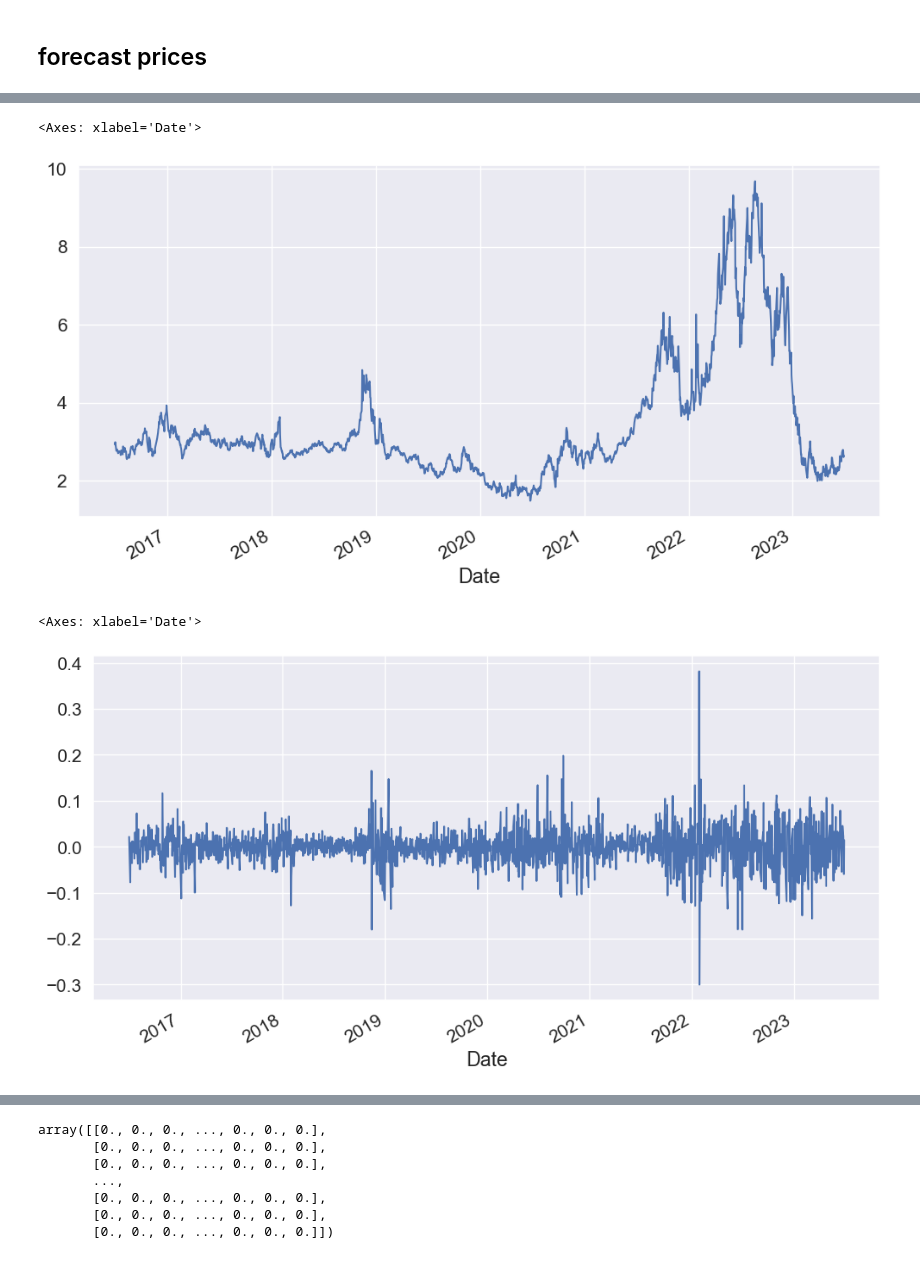
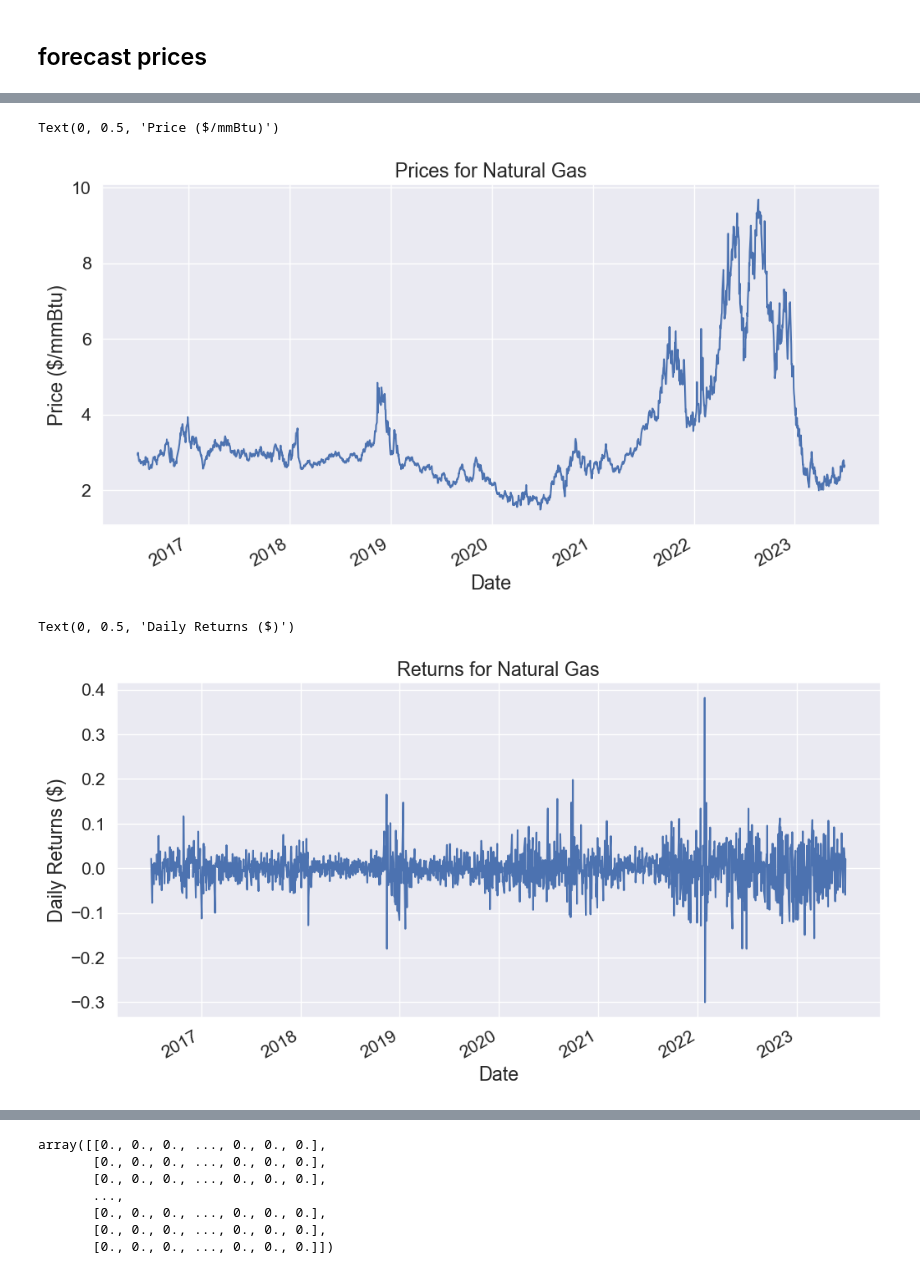
Before and after one commit to dahvid10/dahvid10, a Jupyter notebook: quant_dev/python_for_finance/Quantitative_Modelling.ipynb, the cells around one changed output, grey strips where cells are left out. Cells and saved outputs as stored; diff of their text form; code cells hidden in the pictures.

```diff
--- a/quant_dev/python_for_finance/Quantitative_Modelling.ipynb
+++ b/quant_dev/python_for_finance/Quantitative_Modelling.ipynb
@@ -173,14 +173,18 @@ Name: NG=F, Length: 1762, dtype: float64
 # get returns for natural gas
 nat_gas_returns = np.log(1 + nat_gas.pct_change())
 nat_gas.plot(figsize=(12,6))
+plt.title('Prices for Natural Gas')
+plt.ylabel('Price ($/mmBtu)')
 # %% [output]
-<Axes: xlabel='Date'>
+Text(0, 0.5, 'Price ($/mmBtu)')
-[figure, old version]
+[figure, new version]
 # %%
 nat_gas_returns.plot(figsize=(12,6))
+plt.title('Returns for Natural Gas')
+plt.ylabel('Daily Returns ($)')
 # %% [output]
-<Axes: xlabel='Date'>
+Text(0, 0.5, 'Daily Returns ($)')
-[figure, old version]
+[figure, new version]
 # %%
 # get mean, variance, and standard deviation
 u = nat_gas_returns.mean()
```
Also changed, not shown: parts of 12 cells of this notebook.
